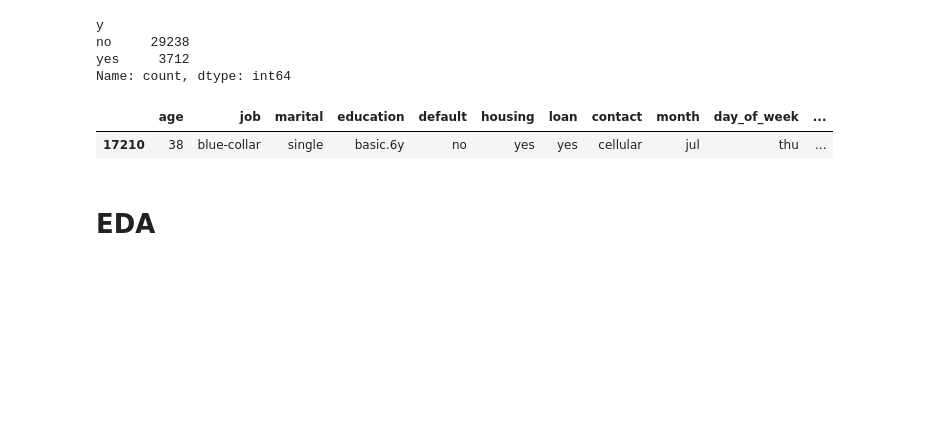
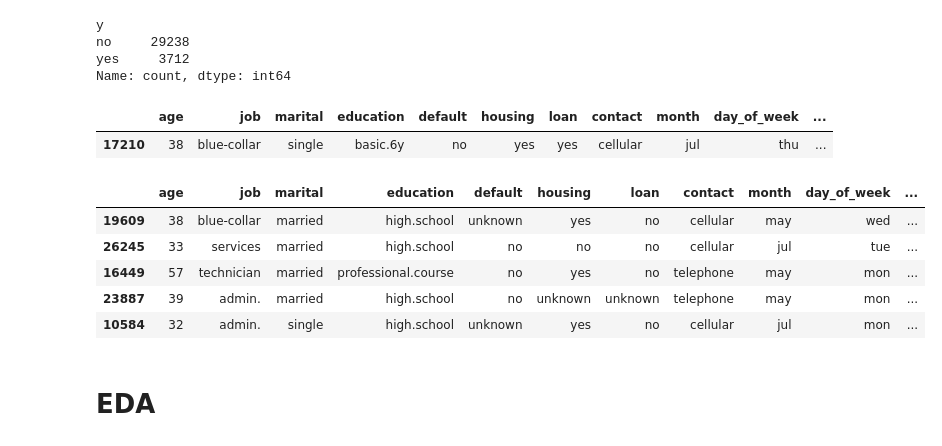
Before and after one commit to guillem-edo/ML_DP, a Jupyter notebook: DATASETS/REGRESIÓN_LINEAL/depositos.ipynb, the cells around one changed output. Cells and saved outputs as stored; diff of their text form; code cells hidden in the pictures; blank space fills up the shorter version.

```diff
--- a/DATASETS/REGRESIÓN_LINEAL/depositos.ipynb
+++ b/DATASETS/REGRESIÓN_LINEAL/depositos.ipynb
@@ -63,6 +63,15 @@ df.sample()
 # %% [output]
 |  | age | job | marital | education | default | housing | loan | contact | month | day_of_week | ... |
 | 17210 | 38 | blue-collar | single | basic.6y | no | yes | yes | cellular | jul | thu | ... |
+# %%
+df.sample(5)
+# %% [output]
+|  | age | job | marital | education | default | housing | loan | contact | month | day_of_week | ... |
+| 19609 | 38 | blue-collar | married | high.school | unknown | yes | no | cellular | may | wed | ... |
+| 26245 | 33 | services | married | high.school | no | no | no | cellular | jul | tue | ... |
+| 16449 | 57 | technician | married | professional.course | no | yes | no | telephone | may | mon | ... |
+| 23887 | 39 | admin. | married | high.school | no | unknown | unknown | telephone | may | mon | ... |
+| 10584 | 32 | admin. | single | high.school | unknown | yes | no | cellular | jul | mon | ... |
 # %% [markdown]
 # EDA
 # %% [markdown]
```
Also changed, not shown: parts of 2 cells of this notebook.
